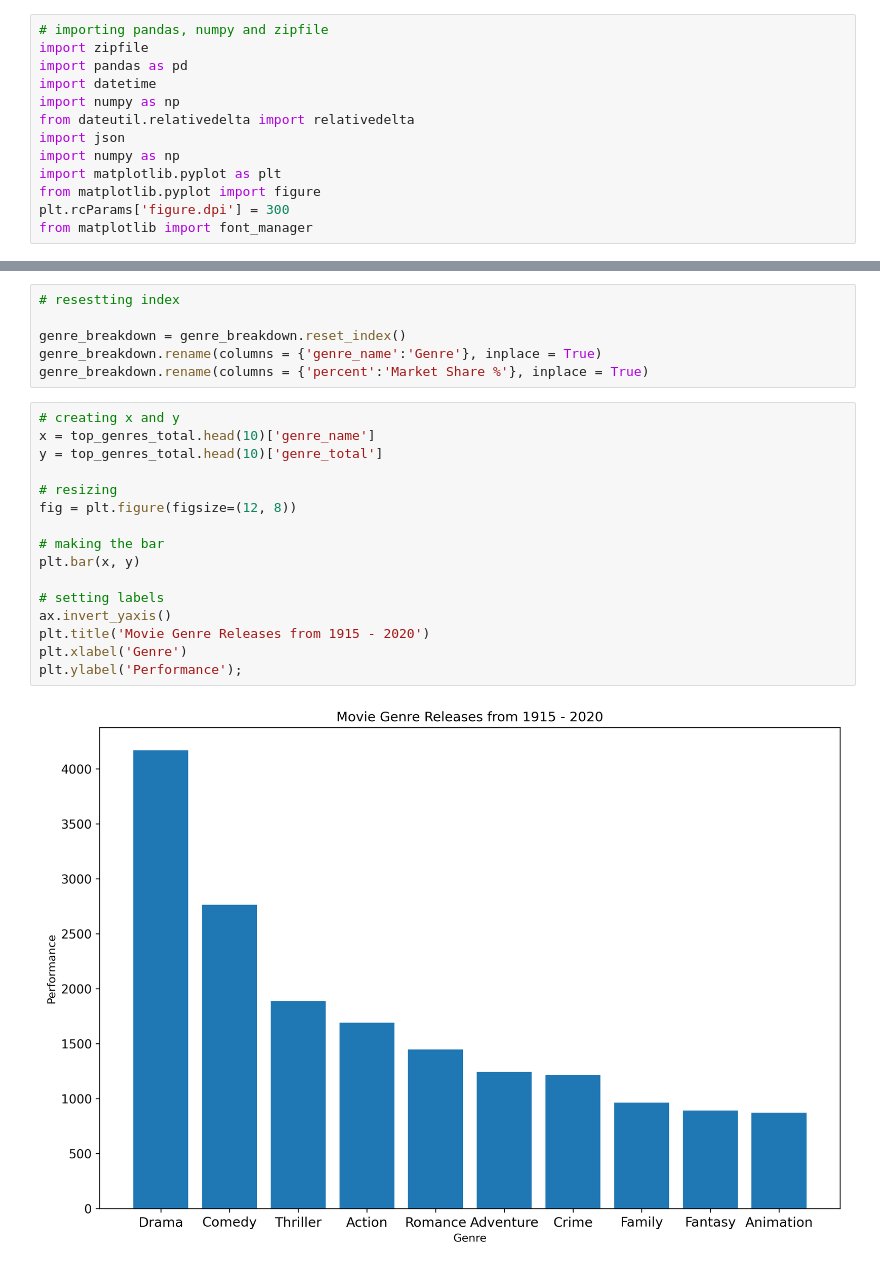
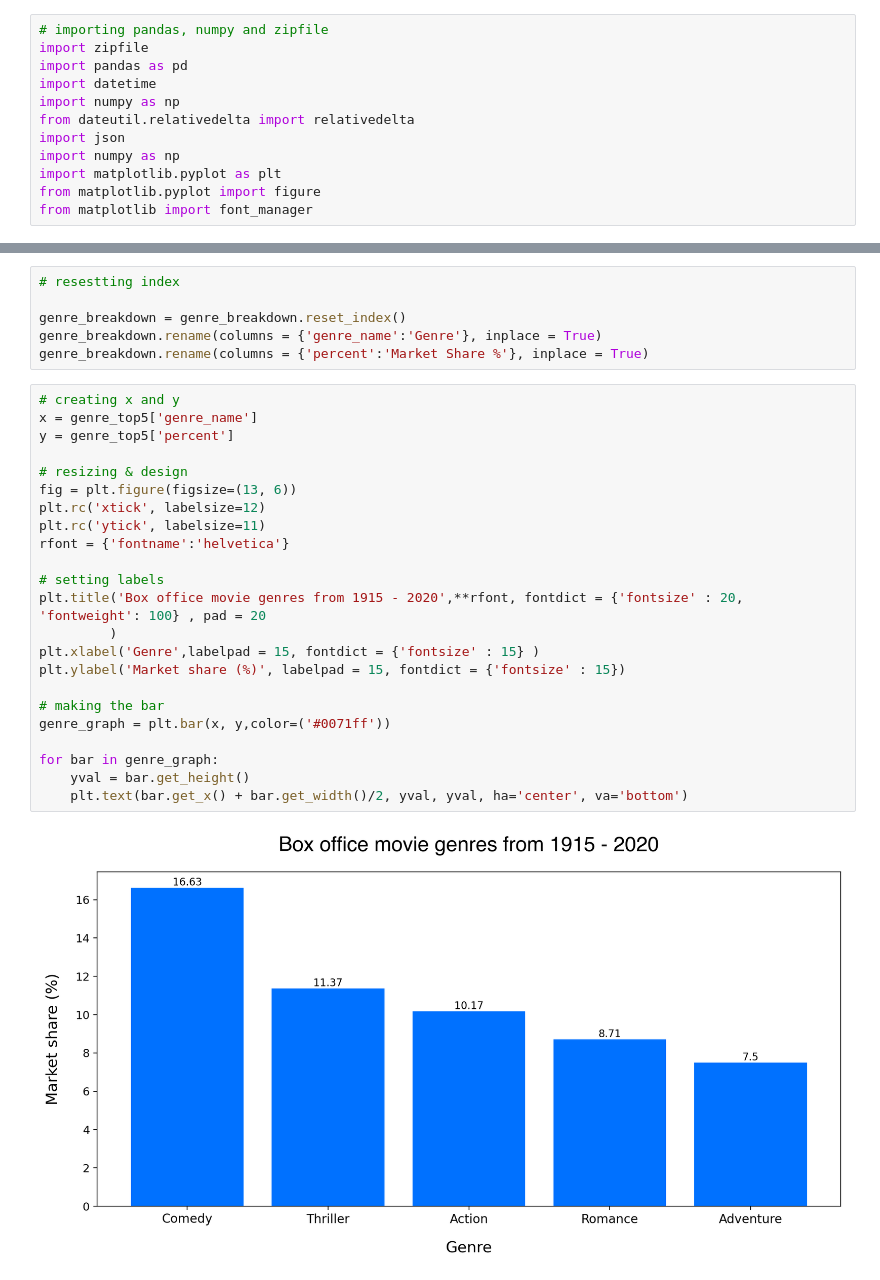
Before and after one commit to stephcia/Microsoft-Studios-Analysis, a Jupyter notebook: student.ipynb, the cells around one changed output, grey strips where cells are left out. Cells and saved outputs as stored; diff of their text form.

```diff
--- a/student.ipynb
+++ b/student.ipynb
@@ -20,6 +20,5 @@ import json
 import numpy as np
 import matplotlib.pyplot as plt
 from matplotlib.pyplot import figure
-plt.rcParams['figure.dpi'] = 300
 from matplotlib import font_manager
 # %% [markdown]
@@ -612,22 +573,29 @@ genre_top5 = genre_breakdown.head(10)
 genre_breakdown = genre_breakdown.reset_index()
 genre_breakdown.rename(columns = {'genre_name':'Genre'}, inplace = True)
 genre_breakdown.rename(columns = {'percent':'Market Share %'}, inplace = True)
-# %%
-# creating x and y
-x = top_genres_total.head(10)['genre_name']
-y = top_genres_total.head(10)['genre_total']
-
-# resizing
-fig = plt.figure(figsize=(12, 8))
-
-# making the bar
-plt.bar(x, y)
-
-# setting labels
-ax.invert_yaxis()
-plt.title('Movie Genre Releases from 1915 - 2020')
-plt.xlabel('Genre')
-plt.ylabel('Performance');
-# %% [output]
-[figure, removed]
+# %%
+# creating x and y
+x = genre_top5['genre_name']
+y = genre_top5['percent']
+
+# resizing & design
+fig = plt.figure(figsize=(13, 6))
+plt.rc('xtick', labelsize=12)
+plt.rc('ytick', labelsize=11)
+rfont = {'fontname':'helvetica'}
+
+# setting labels
+plt.title('Box office movie genres from 1915 - 2020',**rfont, fontdict = {'fontsize' : 20, 'fontweight': 100} , pad = 20
+         )
+plt.xlabel('Genre',labelpad = 15, fontdict = {'fontsize' : 15} )
+plt.ylabel('Market share (%)', labelpad = 15, fontdict = {'fontsize' : 15})
+
+# making the bar
+genre_graph = plt.bar(x, y,color=('#0071ff'))
+
+for bar in genre_graph:
+    yval = bar.get_height()
+    plt.text(bar.get_x() + bar.get_width()/2, yval, yval, ha='center', va='bottom')
+# %% [output]
+[figure, added]
 # %% [markdown]
```
Also changed, not shown: parts of 34 cells of this notebook.
